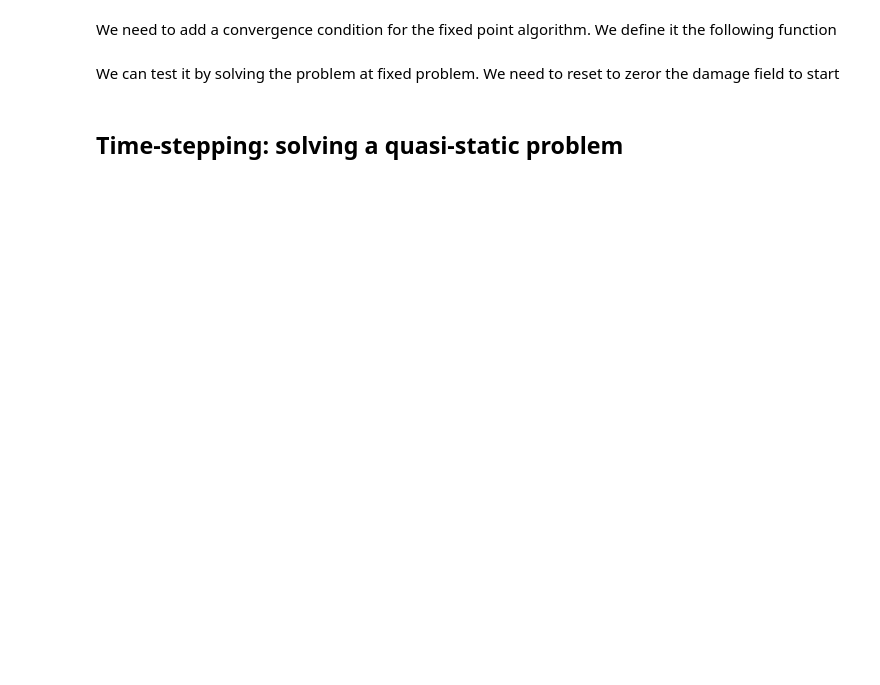
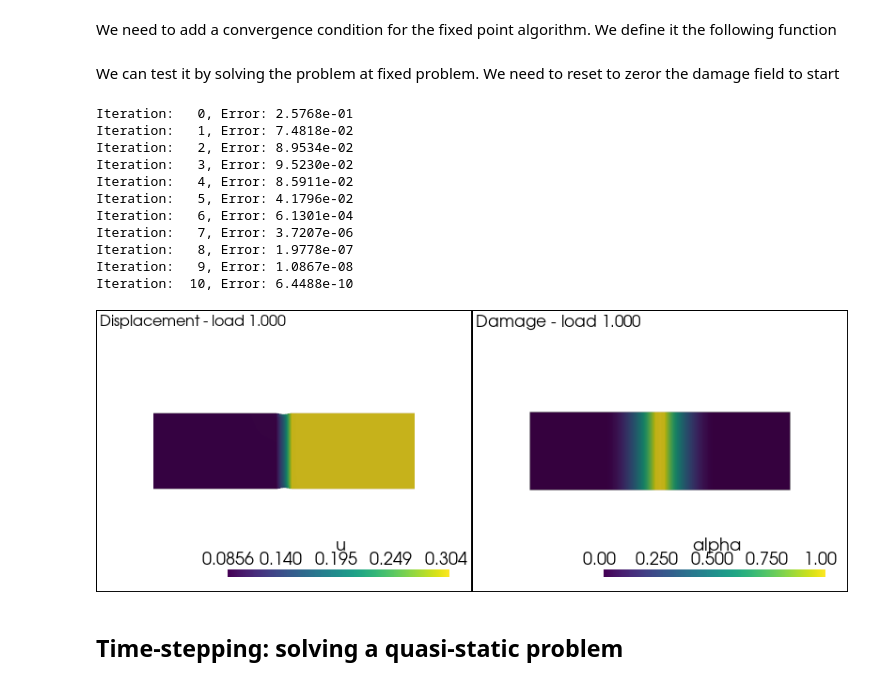
Before and after one commit to newfrac/fenicsx-fracture, a Jupyter notebook: notebooks/phase-field/phase-field.ipynb, the cells around one changed output. Drawn from its saved outputs; the diff is of its cells as text; code cells hidden in the pictures; blank space fills up the shorter version.

```diff
--- a/notebooks/phase-field/phase-field.ipynb
+++ b/notebooks/phase-field/phase-field.ipynb
@@ -391,20 +415,20 @@ def alternate_minimization(state,parameters=alt_min_parameters,monitor=None):
     alpha = state["alpha"]
 
     alpha_old = fem.Function(alpha.function_space)
-    alpha.vector.copy(result=alpha_old.vector)
+    alpha.x.petsc_vec.copy(result=alpha_old.x.petsc_vec)
 
     for iteration in range(parameters["max_iter"]):
 
         # solve displacement
-        solver_u_snes.solve(None, u.vector)
+        solver_u_snes.solve(None, u.x.petsc_vec)
 
         # solve damage
-        solver_alpha_snes.solve(None, alpha.vector)
+        solver_alpha_snes.solve(None, alpha.x.petsc_vec)
 
         # check error and update
         L2_error = ufl.inner(alpha - alpha_old, alpha - alpha_old) * dx
         error_L2 = np.sqrt(fem.assemble_scalar(fem.form(L2_error)))
-        alpha.vector.copy(alpha_old.vector)
+        alpha.x.petsc_vec.copy(alpha_old.x.petsc_vec)
 
         if monitor is not None:
             monitor(state, iteration, error_L2)
@@ -419,9 +443,23 @@ def alternate_minimization(state,parameters=alt_min_parameters,monitor=None):
 We can test it by solving the problem at fixed problem. We need to reset to zeror the damage field to start
 # %%
 alpha.x.array[:] = 0
-
+alpha_lb.x.array[:] = 0
+#with alpha.vector.localForm() as alpha_local: --- IGNORE ---
 alternate_minimization(state,parameters=alt_min_parameters,monitor=simple_monitor)
 plot_damage_state(state, load=load)
+# %% [output]
+Iteration:   0, Error: 2.5768e-01
+Iteration:   1, Error: 7.4818e-02
+Iteration:   2, Error: 8.9534e-02
+Iteration:   3, Error: 9.5230e-02
+Iteration:   4, Error: 8.5911e-02
+Iteration:   5, Error: 4.1796e-02
+Iteration:   6, Error: 6.1301e-04
+Iteration:   7, Error: 3.7207e-06
+Iteration:   8, Error: 1.9778e-07
+Iteration:   9, Error: 1.0867e-08
+Iteration:  10, Error: 6.4488e-10
+[figure, added]
 # %% [markdown]
 ## Time-stepping: solving a quasi-static problem
 # %%
```
Also changed, not shown: parts of 10 cells of this notebook, 1 other file.
